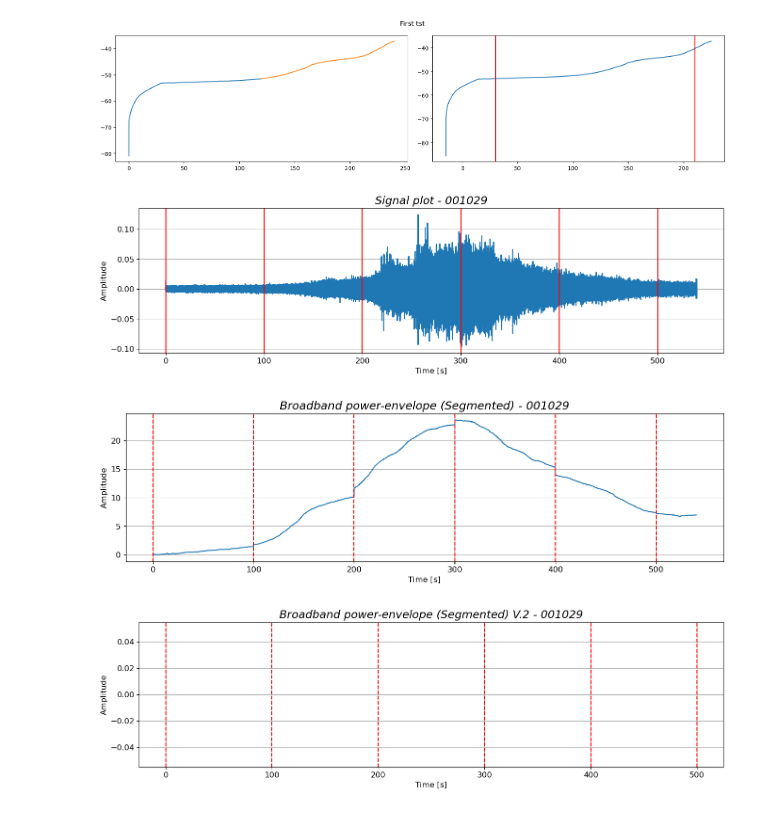
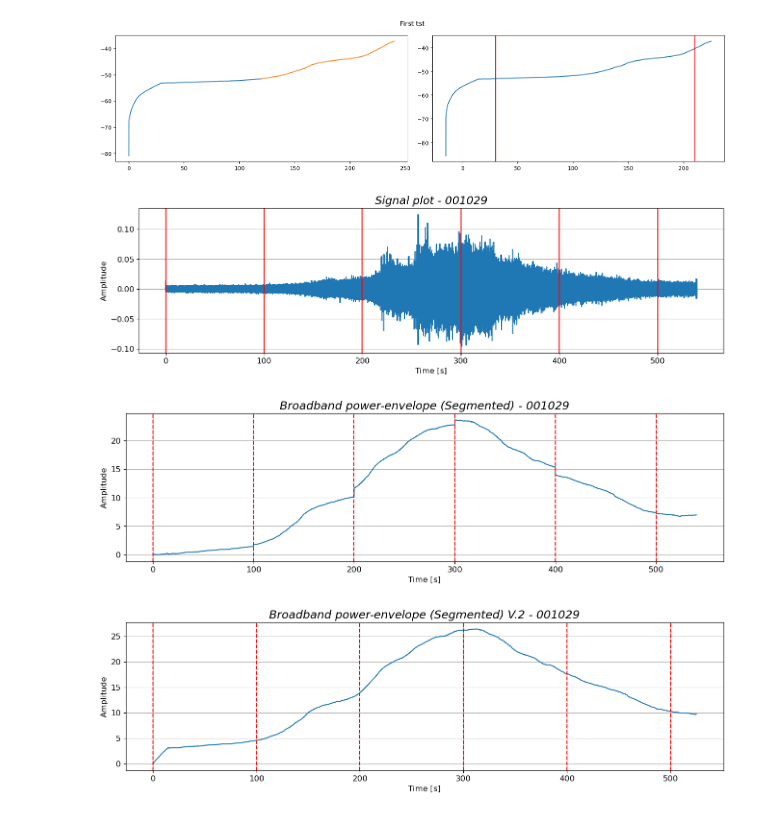
Before and after one commit to josigar123/hydrophonic-detection, a Jupyter notebook: data/Processing_scripts/Broadband_temp.ipynb, the cells around one changed output. Drawn from its saved outputs; the diff is of its cells as text; code cells hidden in the pictures.

Commit message:
Broadband data beskrivelse notebook

```diff
--- a/data/Processing_scripts/Broadband_temp.ipynb
+++ b/data/Processing_scripts/Broadband_temp.ipynb
@@ -978,7 +978,7 @@ fig5 = plt.figure(figsize=(16,4))
 BB = []
 
 for k in range(0,int(len(sx)/fs),_len):
-    BB_current, BB_t = functions.BB_data(sx[k*fs:((_len+k)*fs)],fs,hilbert_win,window_size)
+    BB_current, BB_t = functions.BB_data_old(sx[k*fs:((_len+k)*fs)],fs,hilbert_win,window_size)
     BB = np.append(BB,BB_current)
 
 BB = BB - np.min(BB)
@@ -990,32 +990,32 @@ for k in range(0,int(len(sx)/fs),_len):
 plt.xlabel("Time [s]",fontsize=12)
 plt.ylabel("Amplitude",fontsize=12)
 plt.title("Broadband power-envelope (Segmented) - 001029",fontsize=17, style='italic')
 plt.xticks(fontsize=12)
 plt.yticks(fontsize=12)
 plt.grid(True)
 fig5.savefig(fname=save_path_BB_segmented, format="png", dpi=300)
 
 
 fig6 = plt.figure(figsize=(16,4))
 BB2 = []
 sx_buffer = []
 for k in range(0,int(len(sx)/fs),_len):
-    BB_current, BB_t, sx_buffer = functions.BB_data2(sx[k*fs:((_len+k)*fs)],fs,sx_buffer,hilbert_win,window_size)
+    BB_current, BB_t, sx_buffer = functions.BB_data(sx[k*fs:((_len+k)*fs)],fs,sx_buffer,hilbert_win,window_size)
     BB2 = np.append(BB2,BB_current)
 
 BB2 = BB2 - np.min(BB2)
 BB_t2 = np.linspace(0,len(BB2)*hilbert_win/fs,len(BB2))
 plt.plot(BB_t2, BB2)
 for k in range(0,int(len(sx)/fs),_len):
     plt.axvline(x=k,color="red",linestyle="--")
 
 plt.xlabel("Time [s]",fontsize=12)
 plt.ylabel("Amplitude",fontsize=12)
 plt.title("Broadband power-envelope (Segmented) V.2 - 001029",fontsize=17, style='italic')
 plt.xticks(fontsize=12)
 plt.yticks(fontsize=12)
 plt.grid(True)
 # %% [output]
 [figure]
 [figure]
-[figure, old version]
+[figure, new version]
```
Also changed, not shown: parts of 1 cell of this notebook, 4 other files.
